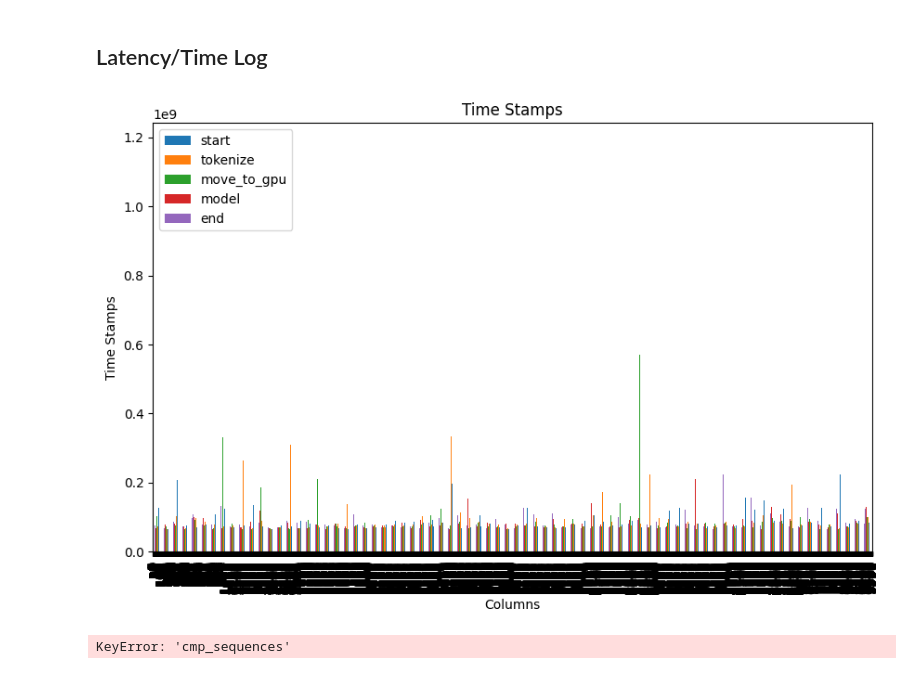
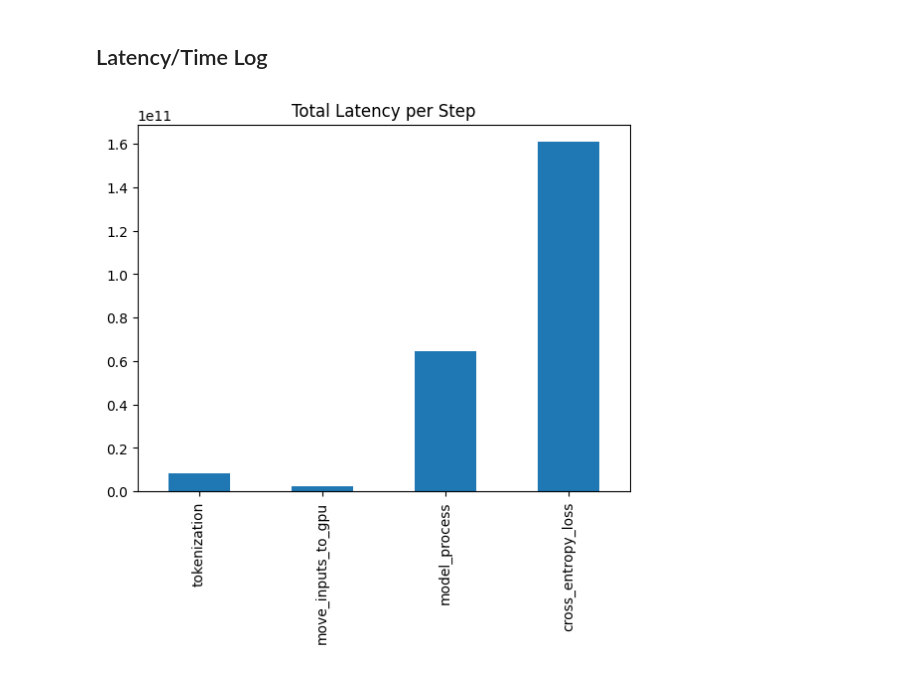
Before and after one commit to lgltan/ESM_Benchmark, a Jupyter notebook: protein_folding_8M.ipynb, the cells around one changed output. Cells and saved outputs as stored; diff of their text form; code cells hidden in the pictures.

Commit message:
Finished Graphs

```diff
--- a/protein_folding_8M.ipynb
+++ b/protein_folding_8M.ipynb
@@ -214,28 +244,23 @@ Accuracy: 8.88778632054329
 # %% [markdown]
 ## Latency/Time Log
 # %%
-# drop headers
-latency_diff = latency.diff().dropna()
+# latency = pd.DataFrame(columns=['start', 'tokenize', 'move_to_gpu', 'model', "end"])
+# get_cel = get cross entropy loss
+latency_df = pd.DataFrame(columns=['tokenization', 'move_inputs_to_gpu', 'model_process', 'cross_entropy_loss'])
 
-latency_diff.plot(kind='bar', figsize=(10, 6))
-plt.title('Time Stamps')
-plt.xlabel('Columns')
-plt.ylabel('Time Stamps')
+latency_df["tokenization"] = latency["tokenize"] - latency["start"]
+latency_df["move_inputs_to_gpu"] = latency["move_to_gpu"] - latency["tokenize"]
+latency_df["model_process"] = latency["model"] - latency["move_to_gpu"]
+latency_df["cross_entropy_loss"] = latency["end"] - latency["model"]
+
+latency_sums = latency_df.sum()
+# Create a bar plot
+latency_sums.plot(kind='bar')
+
+# Add title and labels
+plt.title('Total Latency per Step')
+
+# Display the plot
 plt.show()
 # %% [output]
-[figure, old version]
+[figure, new version]
-# %%
-# Calculate total latency
-total_latency = latency['cmp_sequences'] - latency['start']
-
-# Merge the total latency with sequence_length DataFrame
-lat_len_df = pd.DataFrame({ "Latency": total_latency, "Sequence_Length": sequence_length})
-
-# Plotting sequence length vs total latency
-lat_len_df.plot(x='sequence_length', y='total_latency', kind='scatter', figsize=(10, 6))
-plt.title('Latency Graph of Sequence Length vs Total Latency')
-plt.xlabel('Sequence Length')
-plt.ylabel('Total Latency')
-plt.show()
-# %% [output]
-KeyError: 'cmp_sequences'
```
Also changed, not shown: parts of 15 cells of this notebook.
